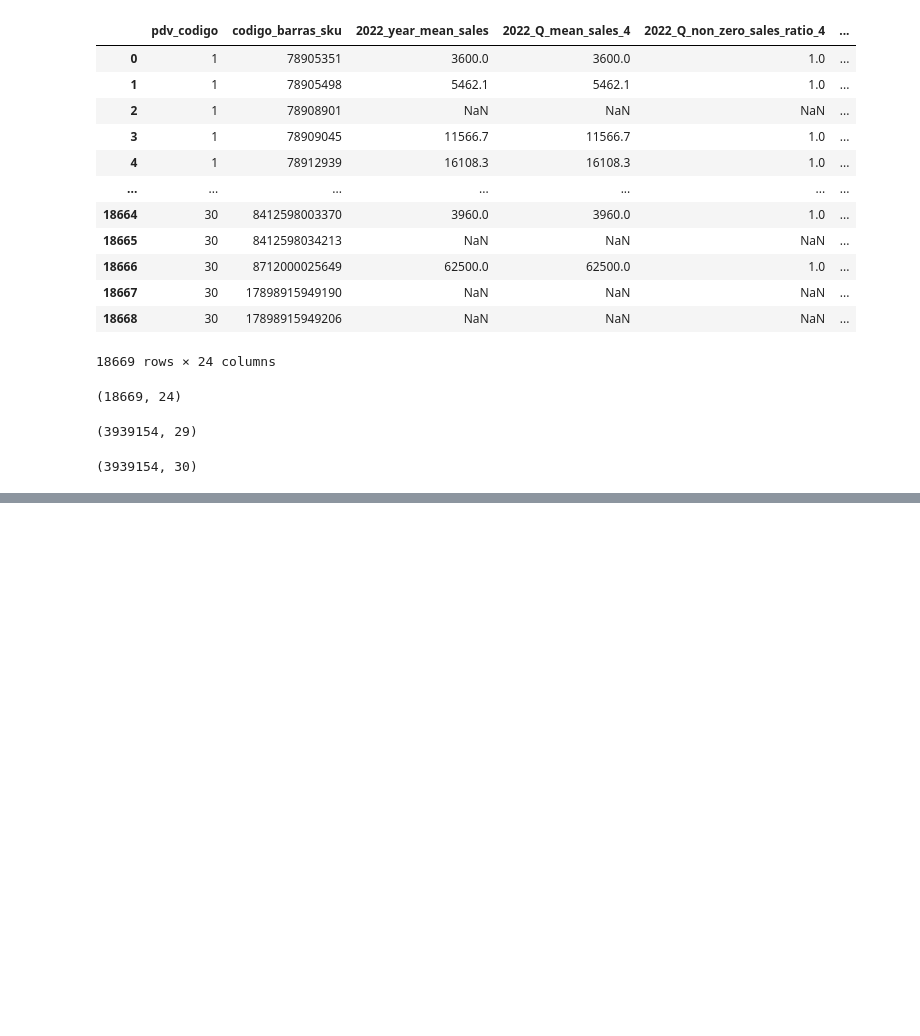
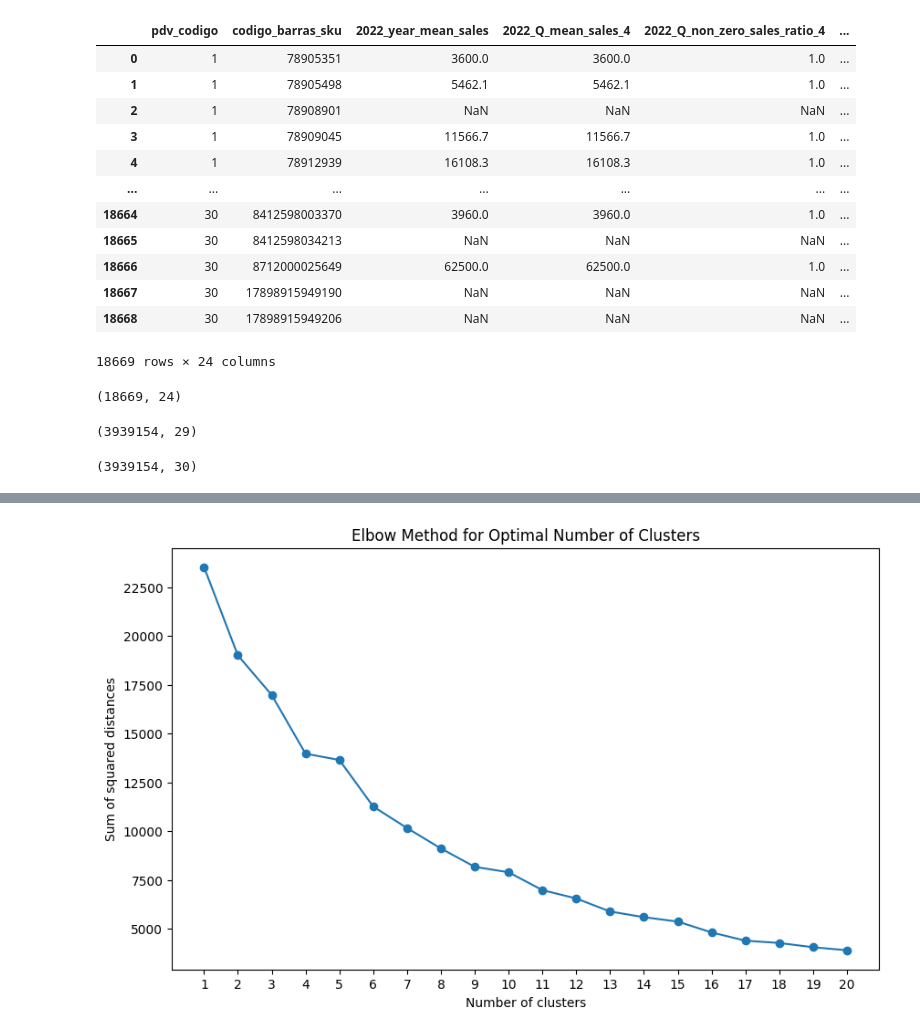
Before and after one commit to SantiagoRomanoOddone/MasterThesis, a Jupyter notebook: clustering/clustering_lab.ipynb, the cells around one changed output, grey strips where cells are left out. Cells and saved outputs as stored; diff of their text form; code cells hidden in the pictures; blank space fills up the shorter version.

Commit message:
updating clustering

```diff
--- a/clustering/clustering_lab.ipynb
+++ b/clustering/clustering_lab.ipynb
@@ -17,7 +17,7 @@ features.head()
 | 3 | 1 | 2022-12-30 | 78905351 | CERVEJA ORIGINAL DESCARTAVEL 600ML | 42.45 | 3000.0 | NaN | 2022 | ... |
 | 4 | 1 | 2022-12-31 | 78905351 | CERVEJA ORIGINAL DESCARTAVEL 600ML | 110.37 | 7800.0 | NaN | 2022 | ... |
 # %%
-codigo_barras_to_drop = [7891991006200, 7896045500116, 7896045512348]
+codigo_barras_to_drop = [7891991006200, 7896045500116, 7896045512348, 7896045506101]
 rows_to_drop = features[(features['pdv_codigo'] == 17) & (features['codigo_barras_sku'].isin(codigo_barras_to_drop))].index
 features = features.drop(rows_to_drop)
 features.shape
@@ -368,0 +443,27 @@ features.to_parquet('../features/processed/features.parquet')
+# %%
+clustering_features = all_metrics.drop(columns=['codigo_barras_sku'])
+
+# Handle missing values by filling with 0
+clustering_features = clustering_features.fillna(0)
+
+# Standardize the features
+scaler = StandardScaler()
+scaled_features = scaler.fit_transform(clustering_features)
+
+# Elbow method to determine the ideal number of clusters
+sse = []
+for k in range(1, 21):
+    kmeans = KMeans(n_clusters=k, random_state=42)
+    kmeans.fit(scaled_features)
+    sse.append(kmeans.inertia_)
+
+# Plot the elbow curve
+plt.figure(figsize=(10, 6))
+plt.plot(range(1, 21), sse, marker='o')
+plt.xlabel('Number of clusters')
+plt.ylabel('Sum of squared distances')
+plt.title('Elbow Method for Optimal Number of Clusters')
+plt.xticks(range(1, 21))
+plt.show()
+# %% [output]
+[figure, added]
```
Also changed, not shown: parts of 8 cells of this notebook.
